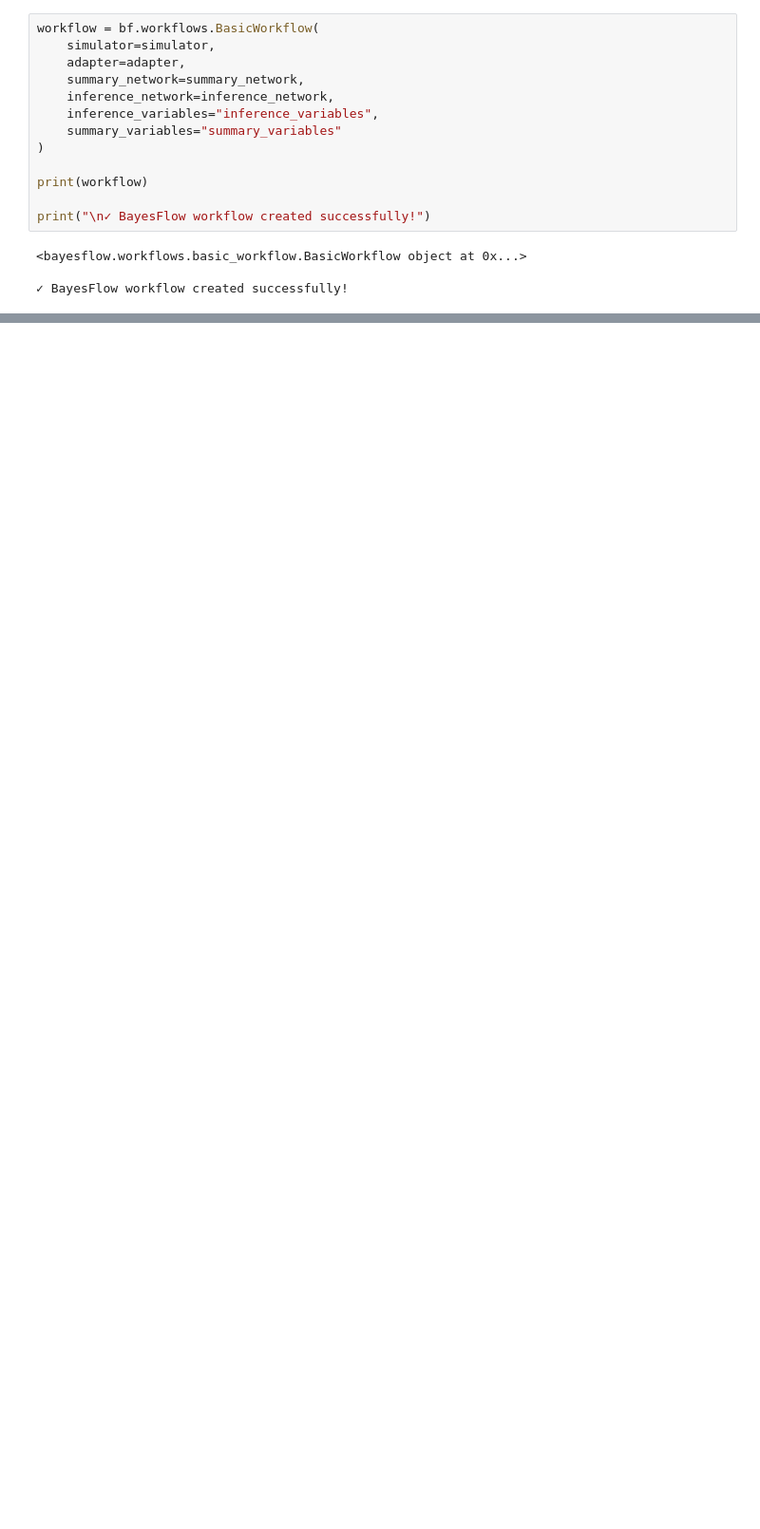
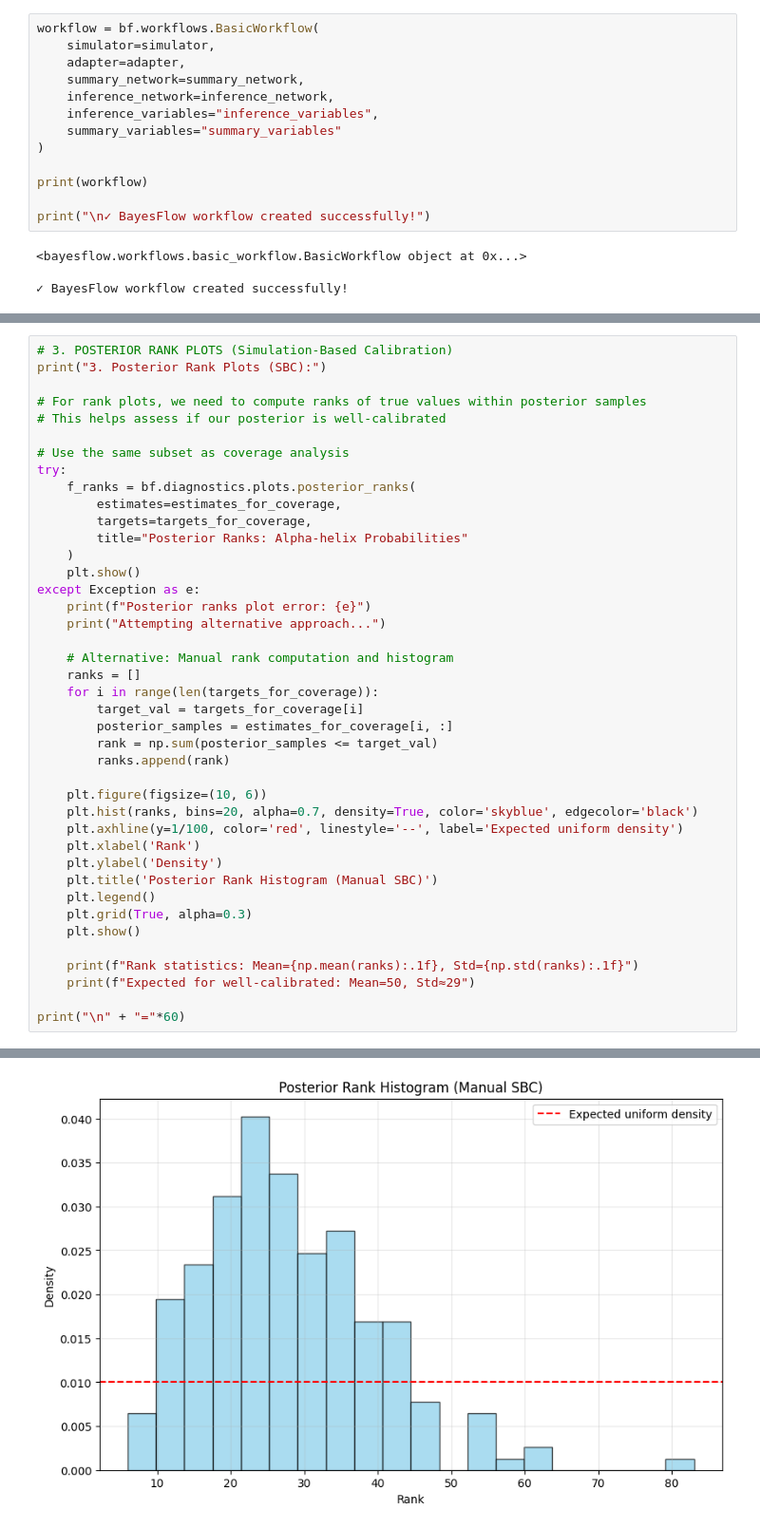
Before and after one commit to bhanuprasanna2001/sbi_task5, a Jupyter notebook: sbi.ipynb, the cells around one changed output, grey strips where cells are left out. Shown at 95% size. Drawn from its saved outputs; the diff is of its cells as text; blank space fills up the shorter version.

```diff
--- a/sbi.ipynb
+++ b/sbi.ipynb
@@ -579,0 +2658,42 @@ state_probs: (5, 5, 100)
+# %%
+# 3. POSTERIOR RANK PLOTS (Simulation-Based Calibration)
+print("3. Posterior Rank Plots (SBC):")
+
+# For rank plots, we need to compute ranks of true values within posterior samples
+# This helps assess if our posterior is well-calibrated
+
+# Use the same subset as coverage analysis
+try:
+    f_ranks = bf.diagnostics.plots.posterior_ranks(
+        estimates=estimates_for_coverage,
+        targets=targets_for_coverage,
+        title="Posterior Ranks: Alpha-helix Probabilities"
+    )
+    plt.show()
+except Exception as e:
+    print(f"Posterior ranks plot error: {e}")
+    print("Attempting alternative approach...")
+
+    # Alternative: Manual rank computation and histogram
+    ranks = []
+    for i in range(len(targets_for_coverage)):
+        target_val = targets_for_coverage[i]
+        posterior_samples = estimates_for_coverage[i, :]
+        rank = np.sum(posterior_samples <= target_val)
+        ranks.append(rank)
+
+    plt.figure(figsize=(10, 6))
+    plt.hist(ranks, bins=20, alpha=0.7, density=True, color='skyblue', edgecolor='black')
+    plt.axhline(y=1/100, color='red', linestyle='--', label='Expected uniform density')
+    plt.xlabel('Rank')
+    plt.ylabel('Density')
+    plt.title('Posterior Rank Histogram (Manual SBC)')
+    plt.legend()
+    plt.grid(True, alpha=0.3)
+    plt.show()
+
+    print(f"Rank statistics: Mean={np.mean(ranks):.1f}, Std={np.std(ranks):.1f}")
+    print(f"Expected for well-calibrated: Mean=50, Std≈29")
+
+print("\n" + "="*60)
+# %% [output]
@@ -579,0 +2703 @@ state_probs: (5, 5, 100)
+[figure, added]
```
Also changed, not shown: parts of 31 cells of this notebook, 1 other file.
